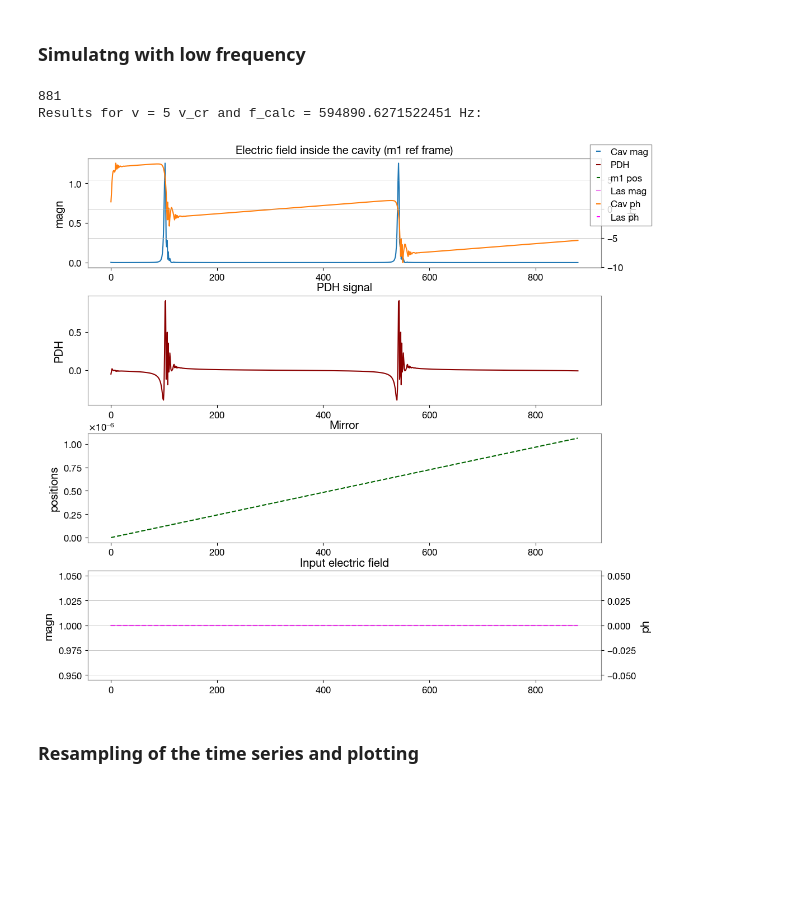
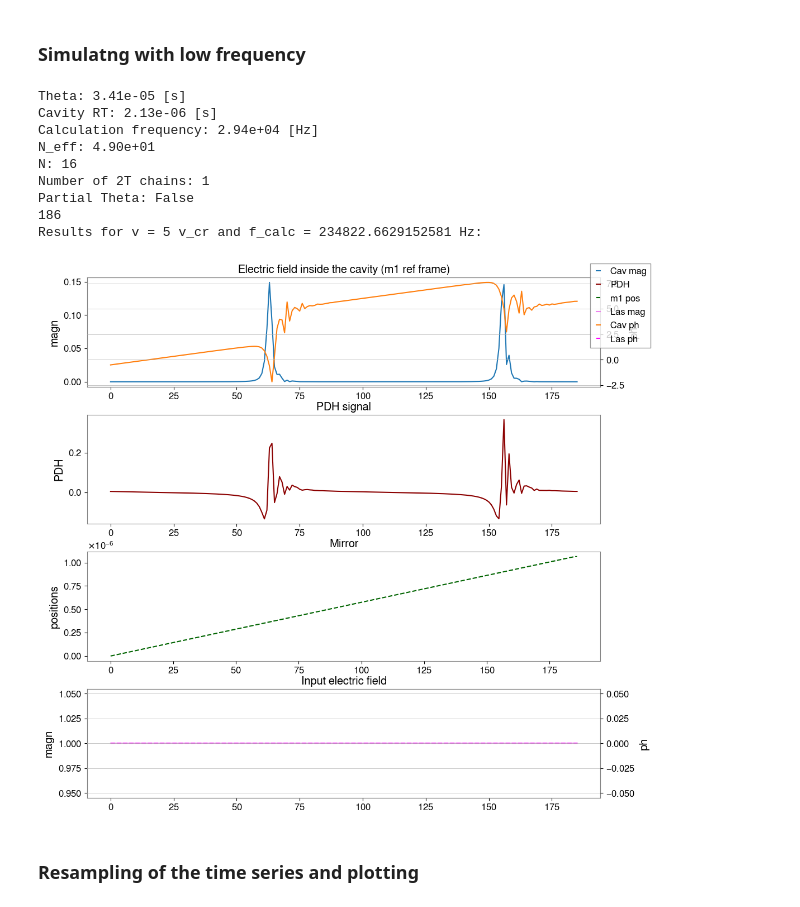
Before and after one commit to matib12/oreonspy, a Jupyter notebook: nb/Simulator development/Resampling test.ipynb, the cells around one changed output. Saved outputs shown, nothing was run; the diff lists cells and outputs as text; code cells hidden in the pictures; blank space fills up the shorter version.

```diff
--- a/nb/Simulator development/Resampling test.ipynb
+++ b/nb/Simulator development/Resampling test.ipynb
@@ -20,7 +37,7 @@ lambd = 1064e-9  # m
 k = 2.*np.pi / lambd
 # %%
 # Creating of the name list of the files in the folder tests/optical_cavities_testset
-file_names = os.listdir("../tests/optical_cavities_testset")
+file_names = [file_name for file_name in os.listdir("../tests/optical_cavities_testset") if file_name.endswith('.xml')]
 
 print(f"Nomi dei file trovati: {file_names}")
 # %% [output]
@@ -120,8 +135,11 @@ E_in_avg = 1.+0.j  #
 def generate_cavity_evolution(cavity, z_evolution, E_evolution, title=None):
     results = np.zeros(num_points, dtype=np.complex128)
 
+    z_evolution = np.append(z_evolution, z_evolution[-1])
+
     for t in range(num_points):
-        results[t], _ = cavity.sim_step(E_evolution[t], d_zeta=z_evolution[t]-z_evolution[t-1], )
+        d_zeta = z_evolution[t+1]-z_evolution[t]
+        results[t], _ = cavity.sim_step(E_evolution[t], d_zeta=d_zeta, )
 
     s = np.abs(results)**2
     ph = np.angle(results)
@@ -147,9 +165,12 @@ def generate_cavity_evolution(cavity, z_evolution, E_evolution, title=None):
 # velocity_factors = np.array([0.1, 1, 2, 5, 10])
 # frequency_factors = np.array([1, 3, 10])
 
+cavity.simulation(ut.k, f_calc, E_in_avg)
+cavity.print_sim_params()
+f_calc = cavity.f_calc
+
+num_points, time_steps = ut.generate_time_points_for_constant_velocity(velocity=v_cr*velocity_factor, f_calc = f_calc)
 E_ev = np.ones(num_points)
-
-cavity.simulation(ut.k, f_calc, E_ev[0])
 
 z_ev = np.linspace(0., ut.lambd, num_points)
 
@@ -160,21 +188,31 @@ Results for v = 5 v_cr and f_calc = 594890.6271522451 Hz:
 # %% [markdown]
 ### Simulatng with low frequency
 # %%
-f_low = 100e3
+f_low = 30e3
+
+cavity.simulation(ut.k, f_low, E_in_avg)
+cavity.print_sim_params()
+f_low = cavity.f_calc
 
 num_points, time_steps = ut.generate_time_points_for_constant_velocity(velocity=v_cr*velocity_factor, f_calc = f_low)
 print(num_points)
+
 E_ev = np.ones(num_points)
-
-cavity.simulation(ut.k, f_low, E_ev[0])
 
 z_ev = np.linspace(0., ut.lambd, num_points)
 
 s_low, ph_low, pdh_low = generate_cavity_evolution(cavity, z_ev, E_ev)
 # %% [output]
-881
-Results for v = 5 v_cr and f_calc = 594890.6271522451 Hz:
+Theta: 3.41e-05 [s]
+Cavity RT: 2.13e-06 [s]
+Calculation frequency: 2.94e+04 [Hz]
+N_eff: 4.90e+01
+N: 16
+Number of 2T chains: 1
+Partial Theta: False
+186
+Results for v = 5 v_cr and f_calc = 234822.6629152581 Hz:
-[figure, old version]
+[figure, new version]
 # %% [markdown]
 ### Resampling of the time series and plotting
 # %%
```
Also changed, not shown: parts of 8 cells of this notebook.
